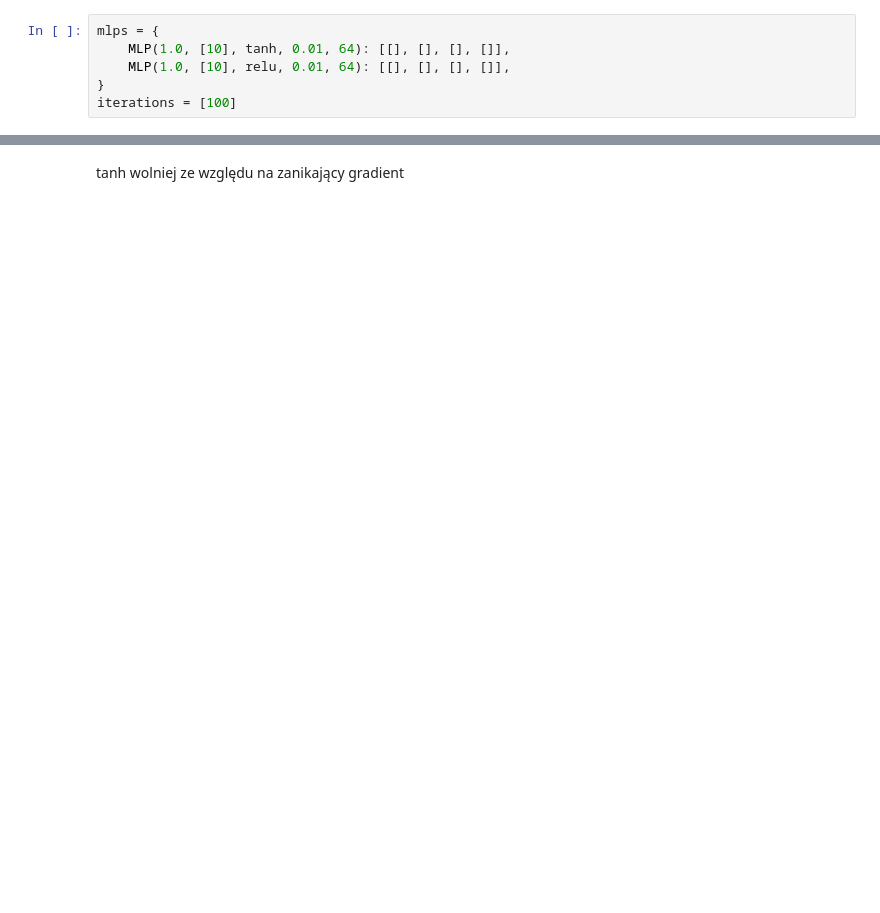
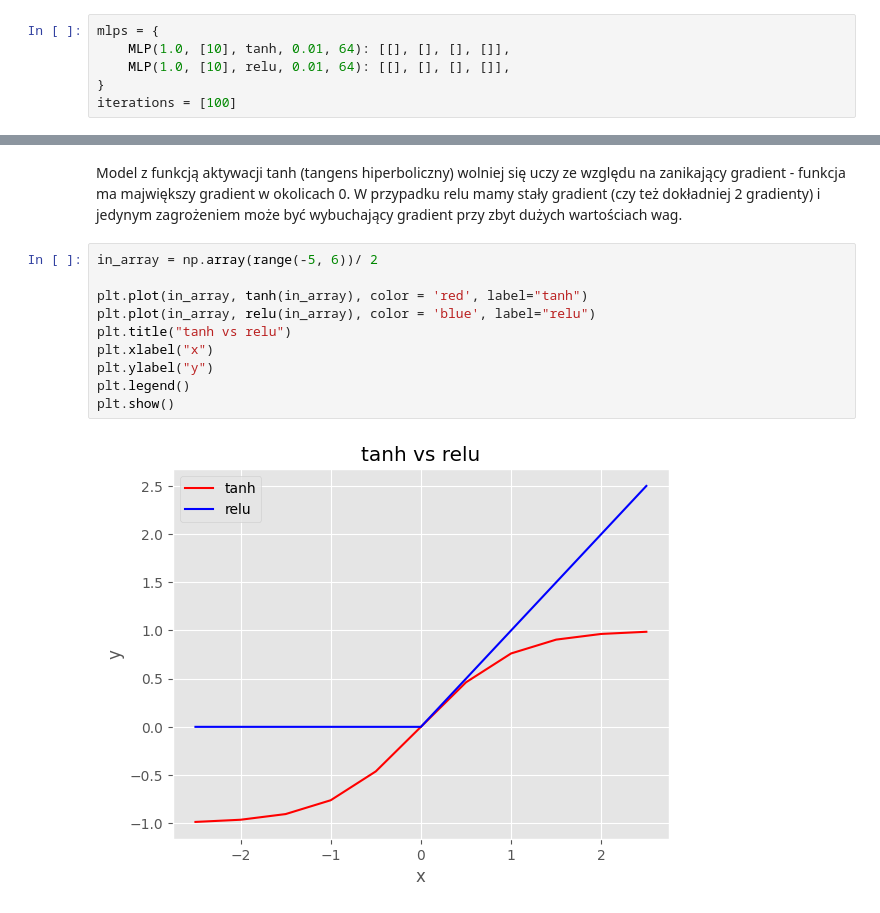
Before and after one commit to ksproska/sieci_neuronowe, a Jupyter notebook: exercise2/multilayer/tanh_vs_relu.ipynb, the cells around one changed output, grey strips where cells are left out. Saved outputs shown, nothing was run; the diff lists cells and outputs as text; blank space fills up the shorter version.

```diff
--- a/exercise2/multilayer/tanh_vs_relu.ipynb
+++ b/exercise2/multilayer/tanh_vs_relu.ipynb
@@ -25,2 +15,14 @@ activation function: relu
-# %% [markdown]
-tanh wolniej ze względu na zanikający gradient
+# %% [markdown]
+Model z funkcją aktywacji tanh (tangens hiperboliczny) wolniej się uczy ze względu na zanikający gradient - funkcja ma majwiększy gradient w okolicach 0. W przypadku relu mamy stały gradient (czy też dokładniej 2 gradienty) i jedynym zagrożeniem może być wybuchający gradient przy zbyt dużych wartościach wag.
+# %%
+in_array = np.array(range(-5, 6))/ 2
+
+plt.plot(in_array, tanh(in_array), color = 'red', label="tanh")
+plt.plot(in_array, relu(in_array), color = 'blue', label="relu")
+plt.title("tanh vs relu")
+plt.xlabel("x")
+plt.ylabel("y")
+plt.legend()
+plt.show()
+# %% [output]
+[figure, added]
```
Also changed, not shown: parts of 2 cells of this notebook, 12 other files.
